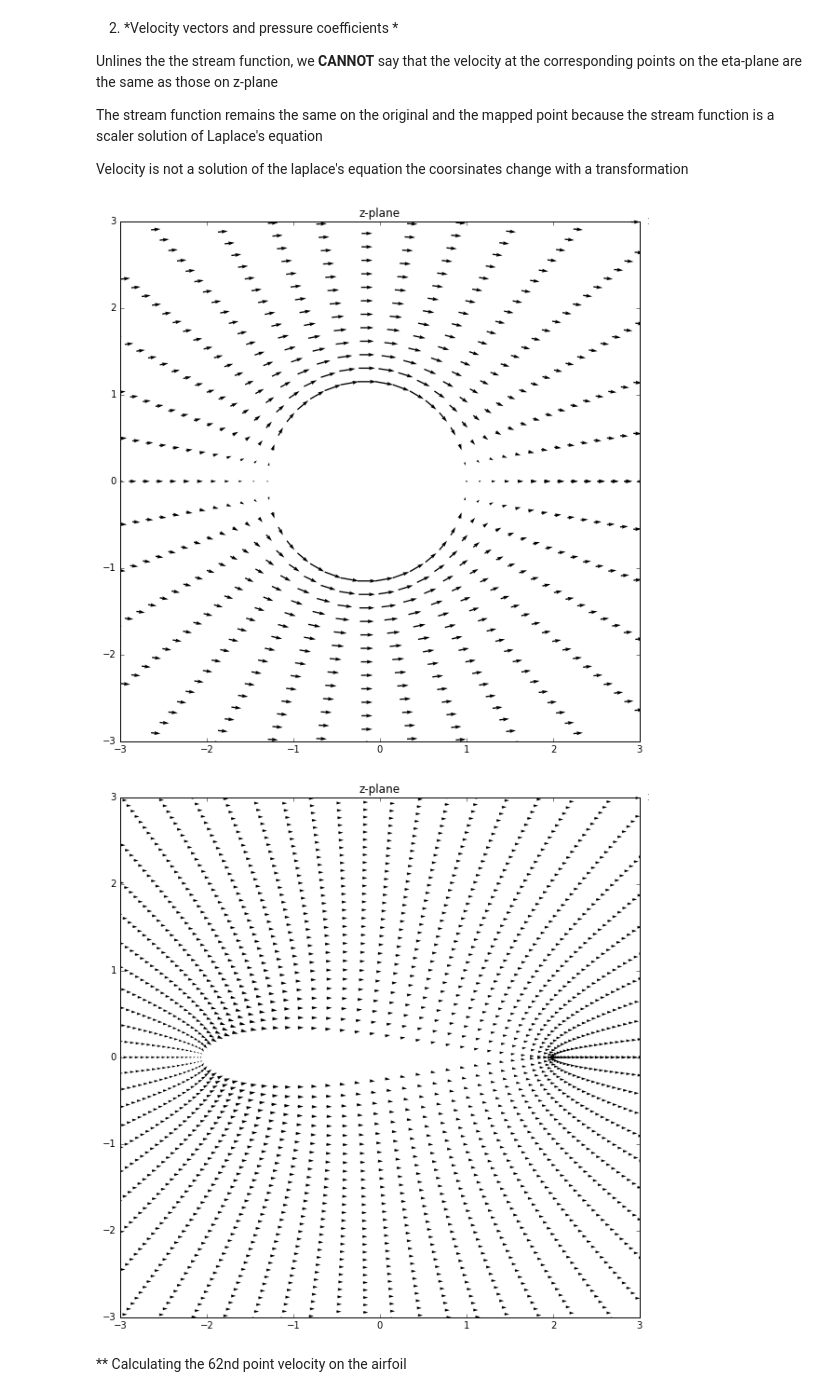
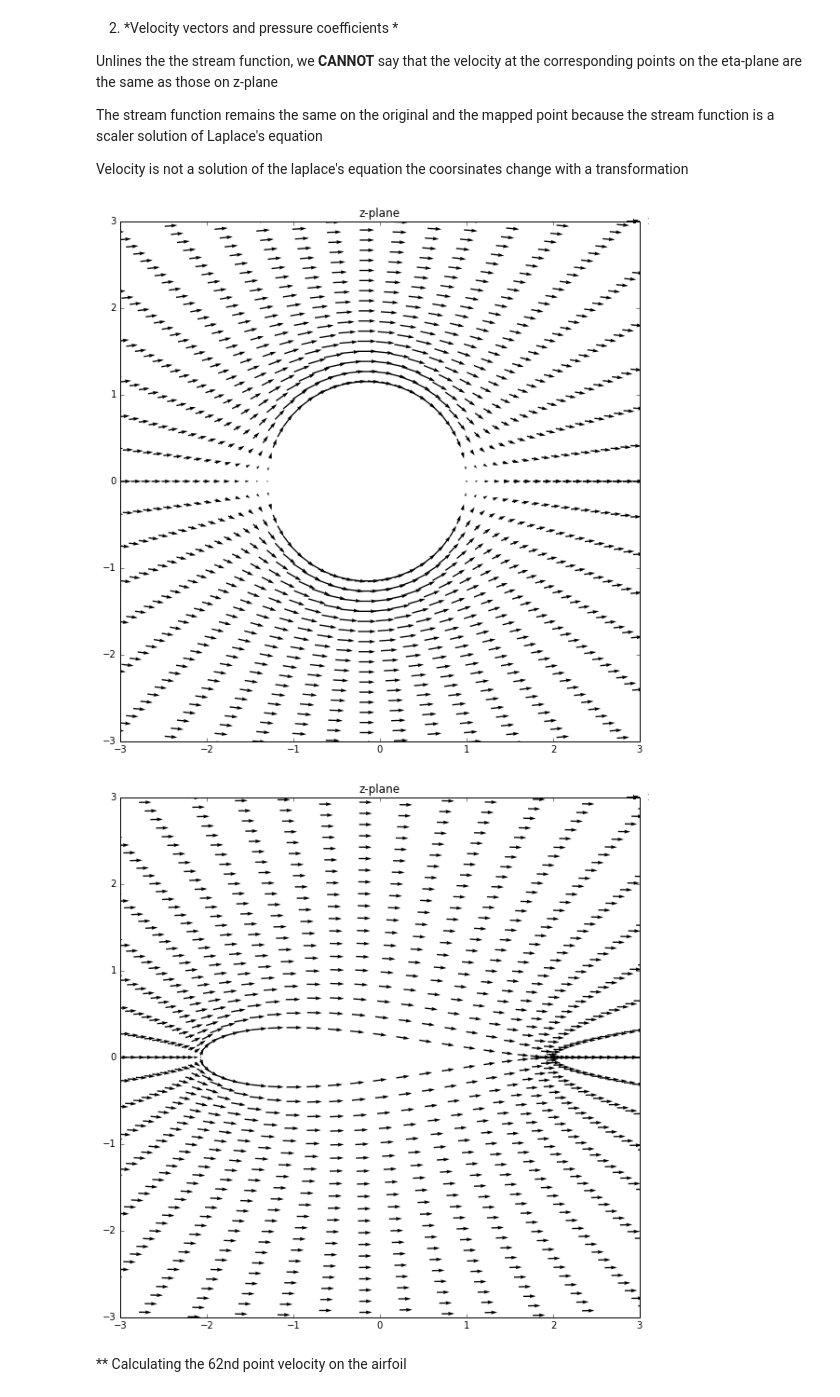
Before and after one commit to jennakosborn/mae6226, a Jupyter notebook: Assignment02.ipynb, the cells around one changed output. Drawn from its saved outputs; the diff is of its cells as text; code cells hidden in the pictures.

Commit message:
Fixed Mistake in part 4 and made the figures look better

```diff
--- a/Assignment02.ipynb
+++ b/Assignment02.ipynb
@@ -308,33 +309,33 @@ pyplot.figure(figsize =(size,size))
 pyplot.xlim(-3,3)
 pyplot.ylim(-3,3)
 pyplot.title('z-plane')
-Q = pyplot.quiver(X[::4, ::4], Y[::4, ::4], U[::4, ::4], V[::4, ::4],
-               pivot='mid', units='inches')
+Q = pyplot.quiver(X[::3, ::3], Y[::3, ::3], U[::3, ::3], V[::3, ::3],
+               pivot='mid', scale_units='xy', scale=7)
 qk = pyplot.quiverkey(Q, 0.9, 0.9, 1, r'$1 \frac{m}{s}$', labelpos='E',
                    coordinates='figure')
 # %% [output]
-[figure, old version]
+[figure, new version]
 # %%
 # Mapping Velocity Coordinates to eta-plane
 W = (U- 1j*V)/(1-(c/z)**2)
 
 U_eta = W.real
-V_eta = W.imag
+V_eta = -W.imag # This comes from the fact that (u-iv)
 
-X = eta.real
-Y= eta.imag
+X_eta = eta.real
+Y_eta= eta.imag
 
 size = 10
 pyplot.figure(figsize =(size,size))
 pyplot.xlim(-3,3)
 pyplot.ylim(-3,3)
 pyplot.title('z-plane')
-Q = pyplot.quiver(X[::2, ::2], Y[::2, ::2], U_eta[::2, ::2], V_eta[::2, ::2],
-               pivot='mid', units='inches')
+Q = pyplot.quiver(X_eta[::3, ::3], Y_eta[::3, ::3], U_eta[::3, ::3], V_eta[::3, ::3],
+               pivot='mid', scale_units='xy', scale=7)
 qk = pyplot.quiverkey(Q, 0.9, 0.9, 1, r'$1 \frac{m}{s}$', labelpos='E',
                    coordinates='figure')
 # %% [output]
-[figure, old version]
+[figure, new version]
 # %% [markdown]
 ** Calculating the 62nd point velocity on the airfoil
 # %%
```
Also changed, not shown: parts of 6 cells of this notebook.
